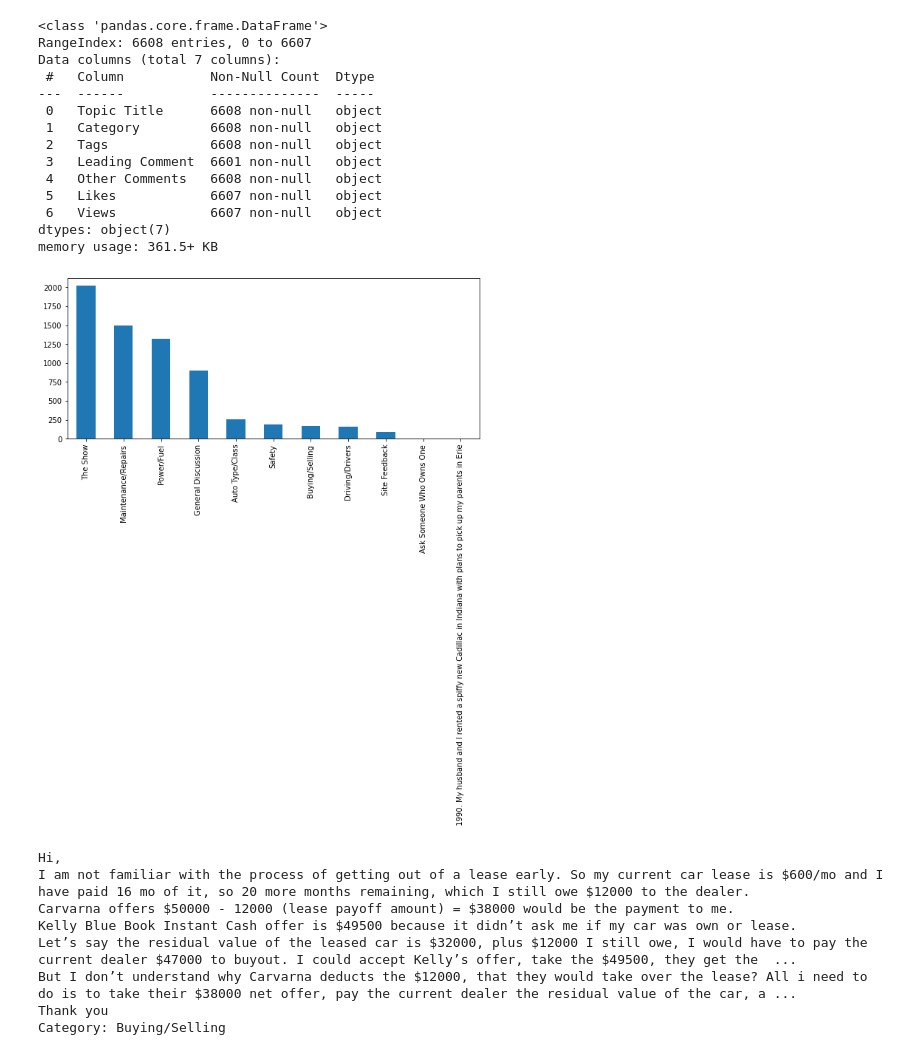
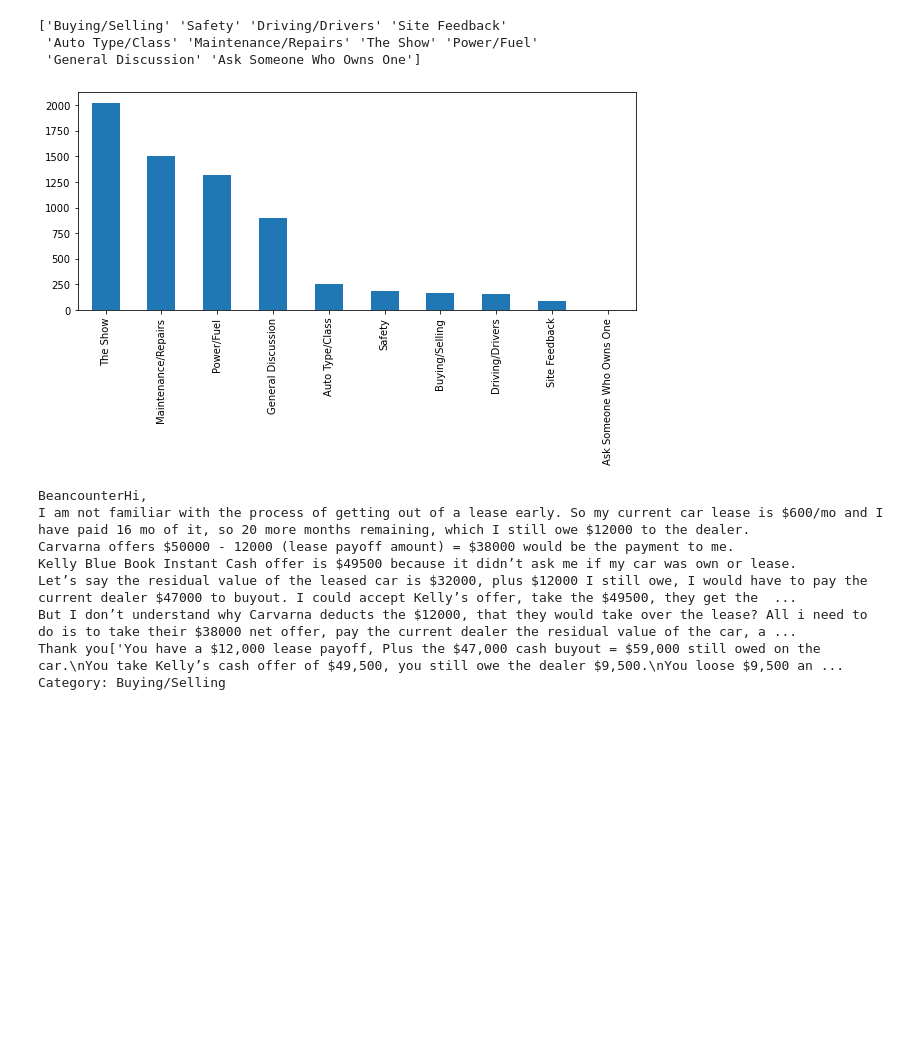
Before and after one commit to JeffreyW2468/Cartalk_EDA, a Jupyter notebook: data_modeling.ipynb, the cells around one changed output. Saved outputs shown, nothing was run; the diff lists cells and outputs as text; code cells hidden in the pictures; blank space fills up the shorter version.

```diff
--- a/data_modeling.ipynb
+++ b/data_modeling.ipynb
@@ -1,54 +1,45 @@
 # %%
 
 import logging
 import pandas as pd
 import numpy as np
 from numpy import random
 import gensim
 import nltk
 from sklearn.model_selection import train_test_split
 from sklearn.feature_extraction.text import CountVectorizer, TfidfVectorizer
 from sklearn.metrics import accuracy_score, confusion_matrix
 import matplotlib.pyplot as plt
 from nltk.corpus import stopwords
 import re
 from bs4 import BeautifulSoup
 from textblob import TextBlob #for spelling correction
 from textblob import Word
 %matplotlib inline
 
 data = pd.read_csv('combined_csv.csv')
 df = data.copy()
-df.drop(columns = ['Unnamed: 0', 'Commenters', 'Author'], inplace = True)
-df.info()
-df['post'] = df['Leading Comment'] #leave out components
-df['post'].head()
-df['post'][1]
+df.drop(['Unnamed: 0', 'Commenters'], axis = 1, inplace = True)
+# df.info()
+df['post'] = df['Author'] + df['Leading Comment'] + df['Other Comments'] + df['Tags'] #leave out components
+df = df[df['post'].notna()]
+# print(df['post'].isnull().sum())
+# df.info()
+# df['post'].head()
+# df['post'][1]
 df.dropna(inplace=True)
 #print(df['post'].apply(lambda x: len(x.split(' '))).sum())
-df['Category'].unique()
+df = df[df.Category != ' 1990. My husband and I rented a spiffy new Cadillac in Indiana with plans to pick up my parents in Erie']
+print(df['Category'].unique())
 my_categories = ['Buying/Selling', 'Safety', 'Driving/Drivers', 'Site Feedback',
-       'Auto Type/Class', 'Maintenance/Repairs', 'The Show',
-       ' 1990. My husband and I rented a spiffy new Cadillac in Indiana with plans to pick up my parents in Erie',
-       'Power/Fuel', 'General Discussion', 'Ask Someone Who Owns One']
+       'Auto Type/Class', 'Maintenance/Repairs', 'The Show', 'General Discussion', 'Ask Someone Who Owns One']
 plt.figure(figsize=(10,4))
 df.Category.value_counts().plot(kind='bar');
 # %% [output]
-<class 'pandas.core.frame.DataFrame'>
-RangeIndex: 6608 entries, 0 to 6607
-Data columns (total 7 columns):
- #   Column           Non-Null Count  Dtype
----  ------           --------------  -----
- 0   Topic Title      6608 non-null   object
- 1   Category         6608 non-null   object
- 2   Tags             6608 non-null   object
- 3   Leading Comment  6601 non-null   object
- 4   Other Comments   6608 non-null   object
- 5   Likes            6607 non-null   object
- 6   Views            6607 non-null   object
-dtypes: object(7)
-memory usage: 361.5+ KB
+['Buying/Selling' 'Safety' 'Driving/Drivers' 'Site Feedback'
+ 'Auto Type/Class' 'Maintenance/Repairs' 'The Show' 'Power/Fuel'
+ 'General Discussion' 'Ask Someone Who Owns One']
-[figure, old version]
+[figure, new version]
 # %%
 def print_plot(index):
     example = df[df.index == index][['post', 'Category']].values[0]
@@ -57,13 +48,13 @@ def print_plot(index):
         print('Category:', example[1])
 print_plot(10)
 # %% [output]
-Hi,
+BeancounterHi,
 I am not familiar with the process of getting out of a lease early. So my current car lease is $600/mo and I have paid 16 mo of it, so 20 more months remaining, which I still owe $12000 to the dealer.
 Carvarna offers $50000 - 12000 (lease payoff amount) = $38000 would be the payment to me.
 Kelly Blue Book Instant Cash offer is $49500 because it didn’t ask me if my car was own or lease.
 Let’s say the residual value of the leased car is $32000, plus $12000 I still owe, I would have to pay the current dealer $47000 to buyout. I could accept Kelly’s offer, take the $49500, they get the  ...
 But I don’t understand why Carvarna deducts the $12000, that they would take over the lease? All i need to do is to take their $38000 net offer, pay the current dealer the residual value of the car, a ...
-Thank you
+Thank you['You have a $12,000 lease payoff, Plus the $47,000 cash buyout = $59,000 still owed on the car.\nYou take Kelly’s cash offer of $49,500, you still owe the dealer $9,500.\nYou loose $9,500 an ...
 Category: Buying/Selling
 # %%
 test_df = df.copy()
```
Also changed, not shown: parts of 12 cells of this notebook, 2 other files.
